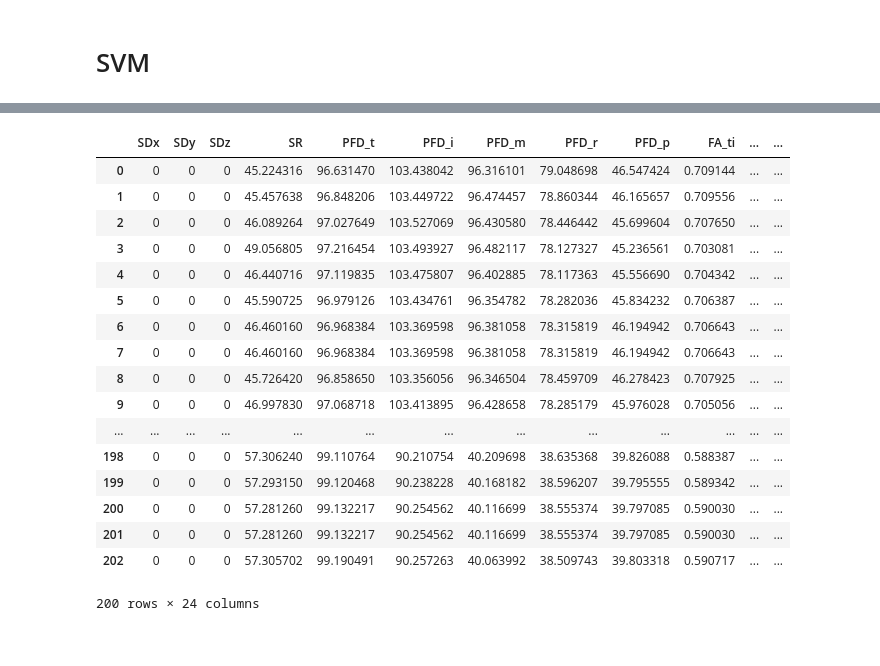
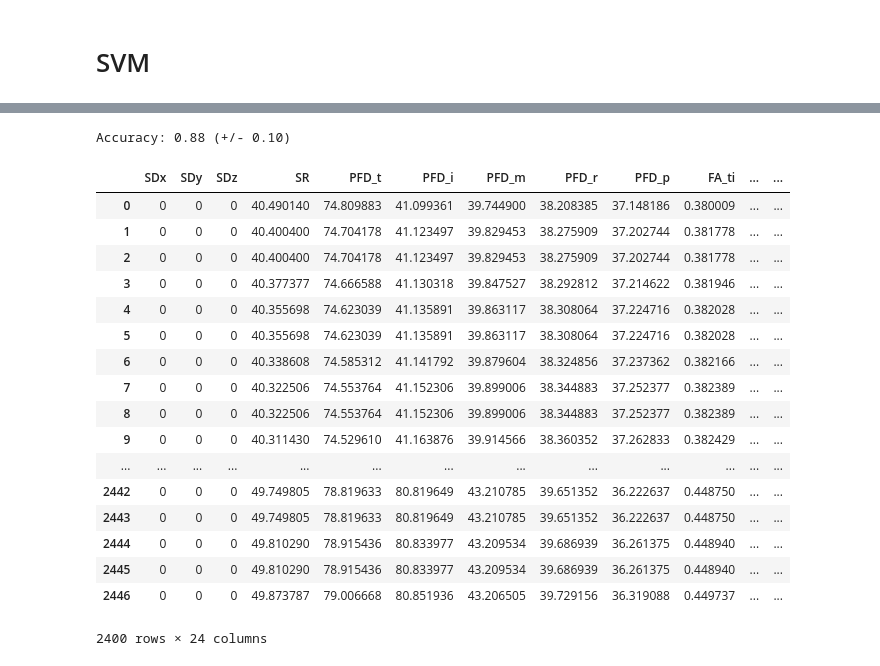
Before and after one commit to owenmedina/FingerSpell, a Jupyter notebook: SVM-Fast.ipynb, the cells around one changed output, grey strips where cells are left out. Cells and saved outputs as stored; diff of their text form; code cells hidden in the pictures.

```diff
--- a/SVM-Fast.ipynb
+++ b/SVM-Fast.ipynb
@@ -16,7 +17,7 @@ import seaborn as sns
 import matplotlib.pyplot as plt
 %matplotlib inline
 # %%
-df = pd.read_csv("FeatureSetFastBrian.csv")
+df = pd.read_csv("FeatureSet.csv")
 df = df[df.name != "name"]
 df.columns
 # %% [output]
@@ -36,9 +65,9 @@ le.fit(createLabels['0'])
 LabelEncoder()
 list(le.classes_)
 
-letter_mappings = dict()
-# create csv of letter to label mappings
-for i in range(0, len(le.classes_)):
-    letter_mappings[le.classes_[i]] = i
-letter_mappings
+# letter_mappings = dict()
+# # create csv of letter to label mappings
+# for i in range(0, len(le.classes_)):
+#     letter_mappings[le.classes_[i]] = i
+# letter_mappings
 # %% [output]
@@ -93,3 +128,9 @@ df
 df = df.drop(columns=['name'])
 # %%
 df = df.apply(pd.to_numeric, errors='coerce')
+# %%
+#Normalize
+from sklearn.preprocessing import MinMaxScaler
+scaler = MinMaxScaler()
+df[df.columns[:-1]] = scaler.fit_transform(df[df.columns[:-1]])
+df.head()
@@ -95,0 +145,18 @@ df = df.apply(pd.to_numeric, errors='coerce')
+# %%
+#Scale
+
+
+size = len(df.columns)
+for i, row in df.iterrows():
+    max = np.max(row[:-1])
+    for index, val in enumerate(row):
+        if (index < size - 1):
+            #print("Val ",val)
+            #print("Max ",max)
+            scaled =  val / max
+            df.set_value(i,df.columns[index],scaled)
+            #print(row)
+
+
+#scaleFeatures(df)
+df
@@ -118,0 +205,5 @@ metrics.accuracy_score(y_pred,y_test)
+# %%
+scores = cross_val_score(svclassifier, X, y, cv=5)
+print("Accuracy: %0.2f (+/- %0.2f)" % (scores.mean(), scores.std() * 2))
+# %% [output]
+Accuracy: 0.88 (+/- 0.10)
@@ -119,35 +214,35 @@ metrics.accuracy_score(y_pred,y_test)
 # %%
 ###Testing on new data (entire alphabet)
-dfTest4 = pd.read_csv("TestBrian.csv")
+dfTest4 = pd.read_csv("TestSetLight.csv")
 dfTest4 = dfTest4[dfTest4.name != "name"]
 
 
 labelsForTest4 = pd.DataFrame(dfTest4,columns=['name'])
 labelsForTest4.rename(columns={'name':'0'},inplace = True)
 for index,row in labelsForTest4.iterrows():
     labelsForTest4.set_value(index,'0',row['0'][0])
-labelsForTest4.to_csv("labelsForTest4.csv")
+labelsForTest4.to_csv("labelsForFeatureSet4.csv")
 
 dfTest4 = dfTest4.drop(columns=['name'])
 dfTest4 = dfTest4.apply(pd.to_numeric, errors='coerce')
 
 dfTest4
 # %% [output]
 |  | SDx | SDy | SDz | SR | PFD_t | PFD_i | PFD_m | PFD_r | PFD_p | FA_ti | ... | ... |
-| 0 | 0 | 0 | 0 | 45.224316 | 96.631470 | 103.438042 | 96.316101 | 79.048698 | 46.547424 | 0.709144 | ... | ... |
-| 1 | 0 | 0 | 0 | 45.457638 | 96.848206 | 103.449722 | 96.474457 | 78.860344 | 46.165657 | 0.709556 | ... | ... |
-| 2 | 0 | 0 | 0 | 46.089264 | 97.027649 | 103.527069 | 96.430580 | 78.446442 | 45.699604 | 0.707650 | ... | ... |
-| 3 | 0 | 0 | 0 | 49.056805 | 97.216454 | 103.493927 | 96.482117 | 78.127327 | 45.236561 | 0.703081 | ... | ... |
-| 4 | 0 | 0 | 0 | 46.440716 | 97.119835 | 103.475807 | 96.402885 | 78.117363 | 45.556690 | 0.704342 | ... | ... |
-| 5 | 0 | 0 | 0 | 45.590725 | 96.979126 | 103.434761 | 96.354782 | 78.282036 | 45.834232 | 0.706387 | ... | ... |
-| 6 | 0 | 0 | 0 | 46.460160 | 96.968384 | 103.369598 | 96.381058 | 78.315819 | 46.194942 | 0.706643 | ... | ... |
-| 7 | 0 | 0 | 0 | 46.460160 | 96.968384 | 103.369598 | 96.381058 | 78.315819 | 46.194942 | 0.706643 | ... | ... |
-| 8 | 0 | 0 | 0 | 45.726420 | 96.858650 | 103.356056 | 96.346504 | 78.459709 | 46.278423 | 0.707925 | ... | ... |
-| 9 | 0 | 0 | 0 | 46.997830 | 97.068718 | 103.413895 | 96.428658 | 78.285179 | 45.976028 | 0.705056 | ... | ... |
+| 0 | 0 | 0 | 0 | 40.490140 | 74.809883 | 41.099361 | 39.744900 | 38.208385 | 37.148186 | 0.380009 | ... | ... |
+| 1 | 0 | 0 | 0 | 40.400400 | 74.704178 | 41.123497 | 39.829453 | 38.275909 | 37.202744 | 0.381778 | ... | ... |
+| 2 | 0 | 0 | 0 | 40.400400 | 74.704178 | 41.123497 | 39.829453 | 38.275909 | 37.202744 | 0.381778 | ... | ... |
+| 3 | 0 | 0 | 0 | 40.377377 | 74.666588 | 41.130318 | 39.847527 | 38.292812 | 37.214622 | 0.381946 | ... | ... |
+| 4 | 0 | 0 | 0 | 40.355698 | 74.623039 | 41.135891 | 39.863117 | 38.308064 | 37.224716 | 0.382028 | ... | ... |
+| 5 | 0 | 0 | 0 | 40.355698 | 74.623039 | 41.135891 | 39.863117 | 38.308064 | 37.224716 | 0.382028 | ... | ... |
+| 6 | 0 | 0 | 0 | 40.338608 | 74.585312 | 41.141792 | 39.879604 | 38.324856 | 37.237362 | 0.382166 | ... | ... |
+| 7 | 0 | 0 | 0 | 40.322506 | 74.553764 | 41.152306 | 39.899006 | 38.344883 | 37.252377 | 0.382389 | ... | ... |
+| 8 | 0 | 0 | 0 | 40.322506 | 74.553764 | 41.152306 | 39.899006 | 38.344883 | 37.252377 | 0.382389 | ... | ... |
+| 9 | 0 | 0 | 0 | 40.311430 | 74.529610 | 41.163876 | 39.914566 | 38.360352 | 37.262833 | 0.382429 | ... | ... |
 | ... | ... | ... | ... | ... | ... | ... | ... | ... | ... | ... | ... | ... |
-| 198 | 0 | 0 | 0 | 57.306240 | 99.110764 | 90.210754 | 40.209698 | 38.635368 | 39.826088 | 0.588387 | ... | ... |
-| 199 | 0 | 0 | 0 | 57.293150 | 99.120468 | 90.238228 | 40.168182 | 38.596207 | 39.795555 | 0.589342 | ... | ... |
-| 200 | 0 | 0 | 0 | 57.281260 | 99.132217 | 90.254562 | 40.116699 | 38.555374 | 39.797085 | 0.590030 | ... | ... |
-| 201 | 0 | 0 | 0 | 57.281260 | 99.132217 | 90.254562 | 40.116699 | 38.555374 | 39.797085 | 0.590030 | ... | ... |
-| 202 | 0 | 0 | 0 | 57.305702 | 99.190491 | 90.257263 | 40.063992 | 38.509743 | 39.803318 | 0.590717 | ... | ... |
+| 2442 | 0 | 0 | 0 | 49.749805 | 78.819633 | 80.819649 | 43.210785 | 39.651352 | 36.222637 | 0.448750 | ... | ... |
+| 2443 | 0 | 0 | 0 | 49.749805 | 78.819633 | 80.819649 | 43.210785 | 39.651352 | 36.222637 | 0.448750 | ... | ... |
+| 2444 | 0 | 0 | 0 | 49.810290 | 78.915436 | 80.833977 | 43.209534 | 39.686939 | 36.261375 | 0.448940 | ... | ... |
+| 2445 | 0 | 0 | 0 | 49.810290 | 78.915436 | 80.833977 | 43.209534 | 39.686939 | 36.261375 | 0.448940 | ... | ... |
+| 2446 | 0 | 0 | 0 | 49.873787 | 79.006668 | 80.851936 | 43.206505 | 39.729156 | 36.319088 | 0.449737 | ... | ... |
-200 rows × 24 columns
+2400 rows × 24 columns
```
Also changed, not shown: parts of 28 cells of this notebook, 10 other files.
